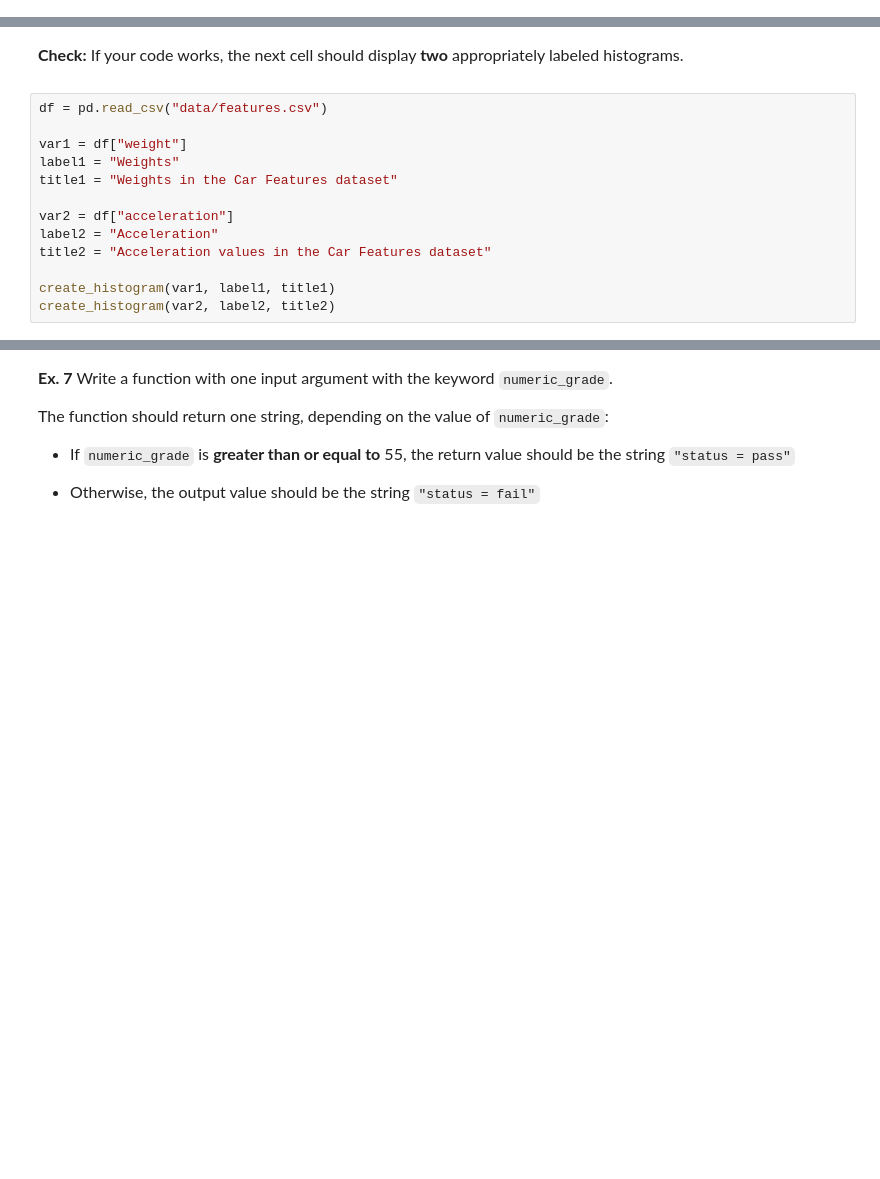
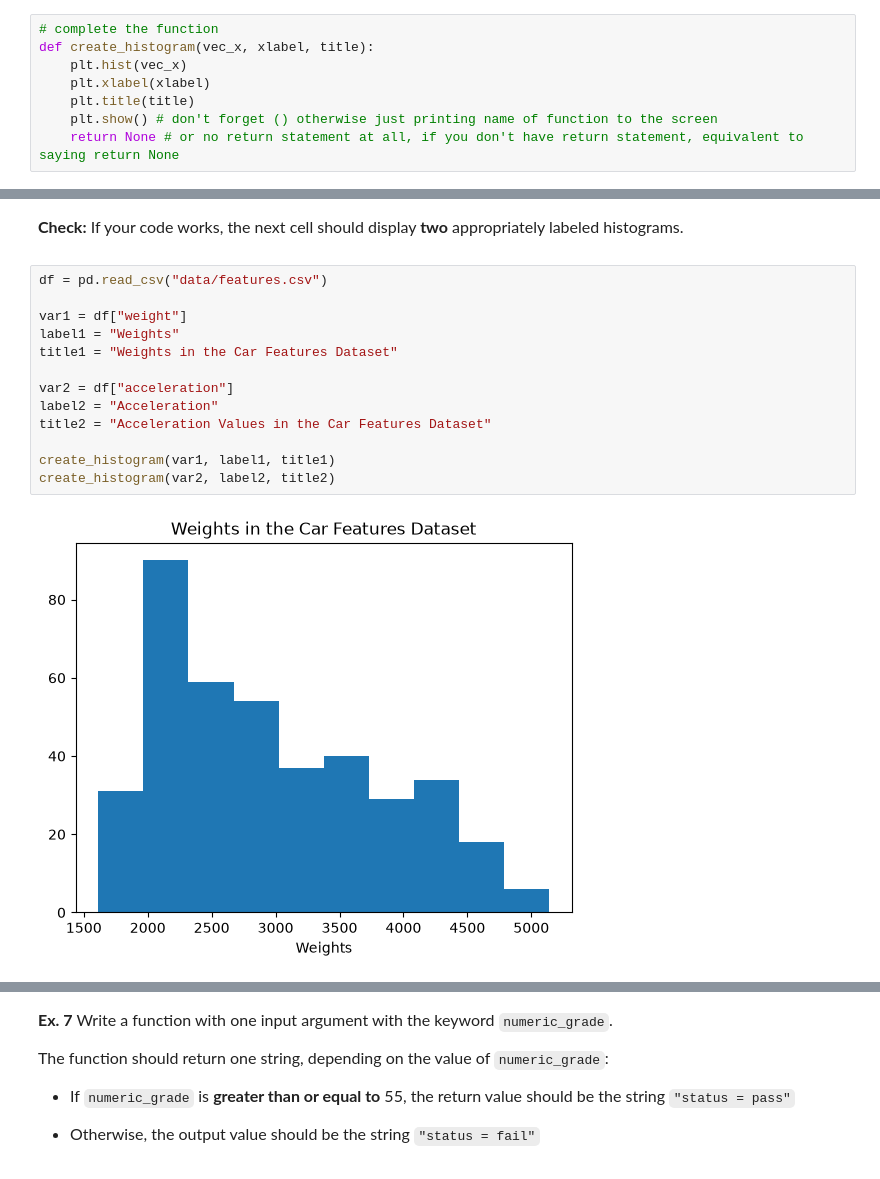
Before and after one commit to chloecchiang/datasci151fall2026, a Jupyter notebook: lecture_07 (functions)/Lecture07_mycopy.ipynb, the cells around one changed output, grey strips where cells are left out. Saved outputs shown, nothing was run; the diff lists cells and outputs as text; blank space fills up the shorter version.

```diff
--- a/lecture_07 (functions)/Lecture07_mycopy.ipynb
+++ b/lecture_07 (functions)/Lecture07_mycopy.ipynb
@@ -663,3 +759,11 @@ def create_histogram(vec_x, xlabel, title):
+# %%
+# complete the function
+def create_histogram(vec_x, xlabel, title):
+    plt.hist(vec_x)
+    plt.xlabel(xlabel)
+    plt.title(title)
+    plt.show() # don't forget () otherwise just printing name of function to the screen
+    return None # or no return statement at all, if you don't have return statement, equivalent to saying return None
 # %% [markdown]
 <font size = "3">
 
@@ -681,13 +787,15 @@ create_histogram(vec_x = vector, xlabel = my_x_label, title = my_title)
 # %%
 df = pd.read_csv("data/features.csv")
 
 var1 = df["weight"]
 label1 = "Weights"
-title1 = "Weights in the Car Features dataset"
+title1 = "Weights in the Car Features Dataset"
 
 var2 = df["acceleration"]
 label2 = "Acceleration"
-title2 = "Acceleration values in the Car Features dataset"
+title2 = "Acceleration Values in the Car Features Dataset"
 
 create_histogram(var1, label1, title1)
 create_histogram(var2, label2, title2)
+# %% [output]
+[figure, added]
```
Also changed, not shown: parts of 20 cells of this notebook, 4 other files.
